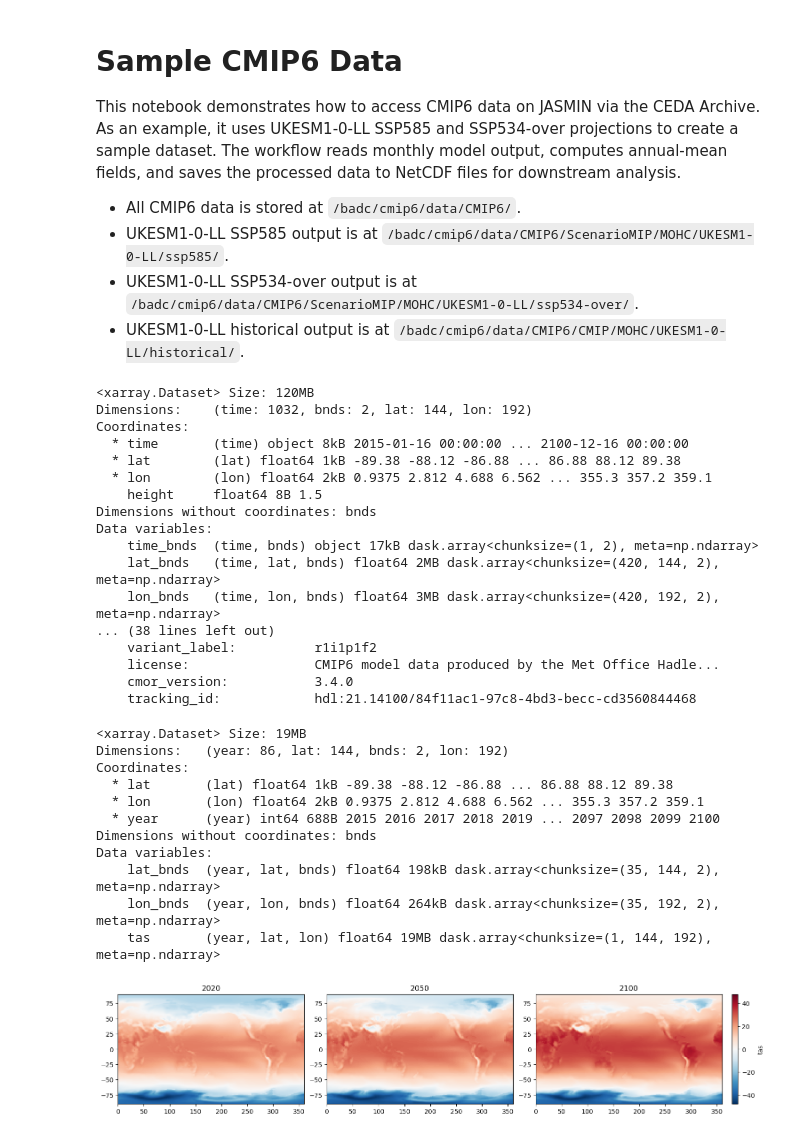
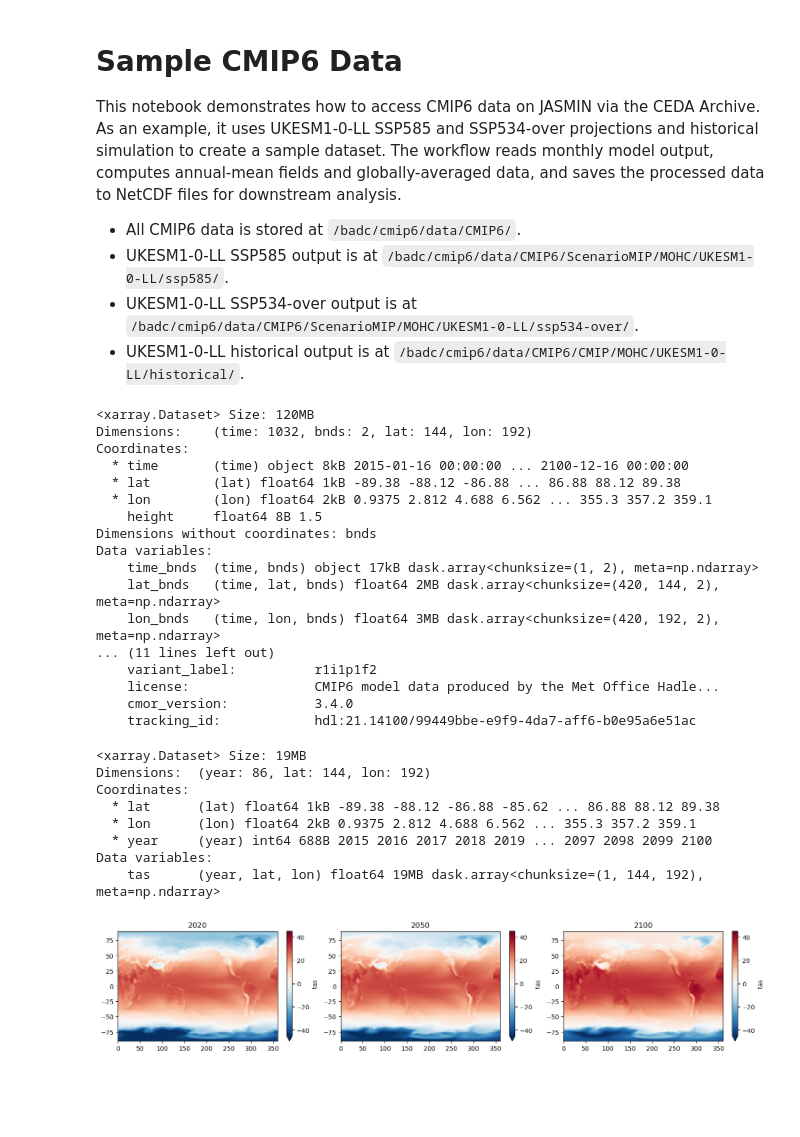
Before and after one commit to hmkhatri/ML-Spatial-Patterns-Warming, a Jupyter notebook: Sample-Data/Sample-Data.ipynb, the cells around one changed output. Cells and saved outputs as stored; diff of their text form; code cells hidden in the pictures; blank space fills up the shorter version.

```diff
--- a/Sample-Data/Sample-Data.ipynb
+++ b/Sample-Data/Sample-Data.ipynb
@@ -1,7 +1,7 @@
 # %% [markdown]
 # Sample CMIP6 Data
 
-This notebook demonstrates how to access CMIP6 data on JASMIN via the CEDA Archive. As an example, it uses UKESM1‑0‑LL SSP585 and SSP534-over projections to create a sample dataset. The workflow reads monthly model output, computes annual‑mean fields, and saves the processed data to NetCDF files for downstream analysis.
+This notebook demonstrates how to access CMIP6 data on JASMIN via the CEDA Archive. As an example, it uses UKESM1‑0‑LL SSP585 and SSP534-over projections and historical simulation to create a sample dataset. The workflow reads monthly model output, computes annual‑mean fields and globally-averaged data, and saves the processed data to NetCDF files for downstream analysis.
 
 - All CMIP6 data is stored at `/badc/cmip6/data/CMIP6/`.
 - UKESM1-0-LL SSP585 output is at `/badc/cmip6/data/CMIP6/ScenarioMIP/MOHC/UKESM1-0-LL/ssp585/`.
@@ -25,6 +26,5 @@ ds_ssp534over = xr.open_mfdataset(dir_path + "ScenarioMIP/MOHC/UKESM1-0-LL/ssp53
 # %%
 print(ds_ssp585)
-print(ds_ssp534over)
 # %% [output]
 <xarray.Dataset> Size: 120MB
 Dimensions:    (time: 1032, bnds: 2, lat: 144, lon: 192)
@@ -38,49 +38,48 @@ Data variables:
     time_bnds  (time, bnds) object 17kB dask.array<chunksize=(1, 2), meta=np.ndarray>
     lat_bnds   (time, lat, bnds) float64 2MB dask.array<chunksize=(420, 144, 2), meta=np.ndarray>
     lon_bnds   (time, lon, bnds) float64 3MB dask.array<chunksize=(420, 192, 2), meta=np.ndarray>
-... (38 lines left out)
+... (11 lines left out)
     variant_label:          r1i1p1f2
     license:                CMIP6 model data produced by the Met Office Hadle...
     cmor_version:           3.4.0
-    tracking_id:            hdl:21.14100/84f11ac1-97c8-4bd3-becc-cd3560844468
+    tracking_id:            hdl:21.14100/99449bbe-e9f9-4da7-aff6-b0e95a6e51ac
 # %%
 # Compute annual-means
 
 days = ds_ssp585['time'].dt.days_in_month
 weights = days.groupby('time.year') / days.groupby('time.year').sum(dim='time')
-ds_ssp585 = (ds_ssp585 * weights).groupby('time.year').sum(dim='time')
+ds_ssp585 = (ds_ssp585.get(['tas']) * weights).groupby('time.year').sum(dim='time')
 
 days = ds_ssp534over['time'].dt.days_in_month
 weights = days.groupby('time.year') / days.groupby('time.year').sum(dim='time')
-ds_ssp534over = (ds_ssp534over * weights).groupby('time.year').sum(dim='time')
+ds_ssp534over = (ds_ssp534over.get(['tas']) * weights).groupby('time.year').sum(dim='time')
+
+days = ds_hist['time'].dt.days_in_month
+weights = days.groupby('time.year') / days.groupby('time.year').sum(dim='time')
+ds_hist = (ds_hist.get(['tas']) * weights).groupby('time.year').sum(dim='time')
 
 print(ds_ssp585)
 # %% [output]
 <xarray.Dataset> Size: 19MB
-Dimensions:   (year: 86, lat: 144, bnds: 2, lon: 192)
+Dimensions:  (year: 86, lat: 144, lon: 192)
 Coordinates:
-  * lat       (lat) float64 1kB -89.38 -88.12 -86.88 ... 86.88 88.12 89.38
-  * lon       (lon) float64 2kB 0.9375 2.812 4.688 6.562 ... 355.3 357.2 359.1
-  * year      (year) int64 688B 2015 2016 2017 2018 2019 ... 2097 2098 2099 2100
-Dimensions without coordinates: bnds
+  * lat      (lat) float64 1kB -89.38 -88.12 -86.88 -85.62 ... 86.88 88.12 89.38
+  * lon      (lon) float64 2kB 0.9375 2.812 4.688 6.562 ... 355.3 357.2 359.1
+  * year     (year) int64 688B 2015 2016 2017 2018 2019 ... 2097 2098 2099 2100
 Data variables:
-    lat_bnds  (year, lat, bnds) float64 198kB dask.array<chunksize=(35, 144, 2), meta=np.ndarray>
-    lon_bnds  (year, lon, bnds) float64 264kB dask.array<chunksize=(35, 192, 2), meta=np.ndarray>
-    tas       (year, lat, lon) float64 19MB dask.array<chunksize=(1, 144, 192), meta=np.ndarray>
+    tas      (year, lat, lon) float64 19MB dask.array<chunksize=(1, 144, 192), meta=np.ndarray>
 # %%
-# plot (SSP585)
+# plot (SSP585 raw temperatures in Deg C)
 years = [2020, 2050, 2100]
 
 fig, axes = plt.subplots(ncols=3, figsize=(15, 3), constrained_layout=True)
 
 for ax, year in zip(axes, years):
     tas_year = ds_ssp585["tas"].sel(year=year, method="nearest") - 273.15
 
-    tas_year.plot(ax=ax, cmap="RdBu_r", add_colorbar=(year == years[-1])  # show colorbar only once
-        )
-
+    tas_year.plot(ax=ax, cmap="RdBu_r", add_colorbar=True, vmin = -45.0, vmax = 45.0)
     ax.set_title(str(year))
     ax.set_xlabel("")
     ax.set_ylabel("")
 # %% [output]
-[figure, old version]
+[figure, new version]
```
Also changed, not shown: parts of 9 cells of this notebook, 3 other files.
